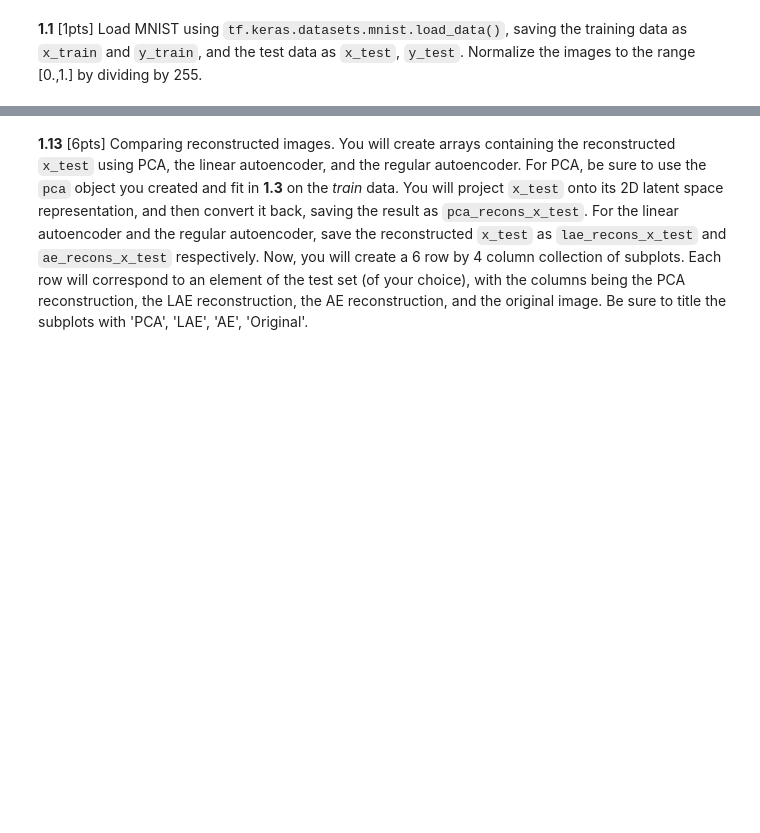
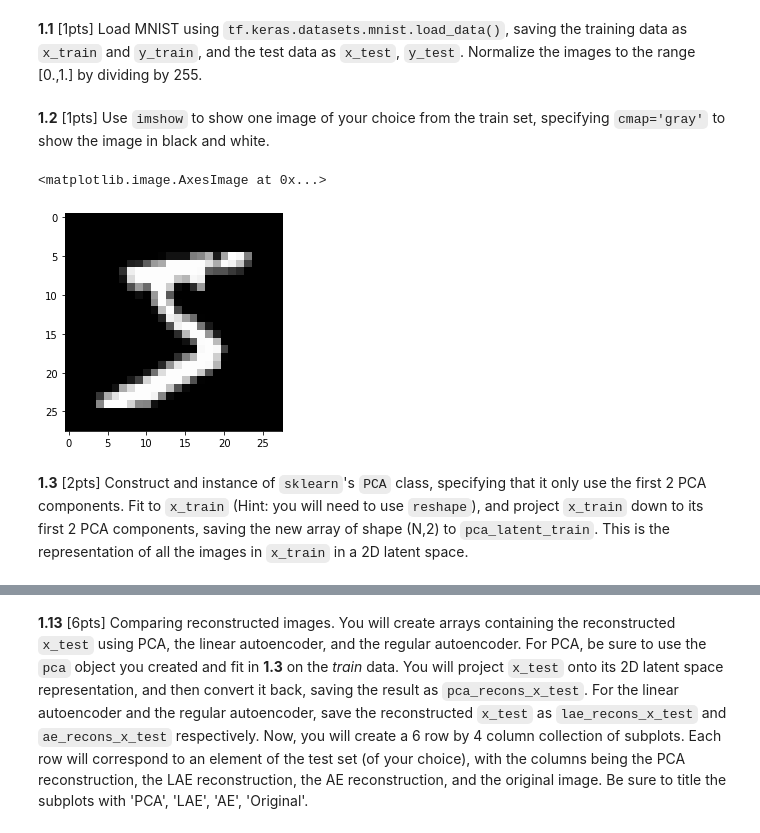
Before and after one commit to simonwarchol/2020-CS109B, a Jupyter notebook: content/homeworks/hw05/notebook/cs109b-hw5-students.ipynb, the cells around one changed output, grey strips where cells are left out. Cells and saved outputs as stored; diff of their text form; code cells hidden in the pictures; blank space fills up the shorter version.

```diff
--- a/content/homeworks/hw05/notebook/cs109b-hw5-students.ipynb
+++ b/content/homeworks/hw05/notebook/cs109b-hw5-students.ipynb
@@ -90,3 +92,18 @@ For this question, we will be using the [MNIST Dataset](https://en.wikipedia.org
 ## Answers
 # %% [markdown]
 **1.1** [1pts] Load MNIST using `tf.keras.datasets.mnist.load_data()`, saving the training data as `x_train` and `y_train`, and the test data as `x_test`, `y_test`. Normalize the images to the range [0.,1.] by dividing by 255.
+# %%
+# your code here()
+(x_train, y_train), (x_test, y_test) = tf.keras.datasets.mnist.load_data()
+x_train = x_train/255
+x_test = x_test/255
+# %% [markdown]
+**1.2** [1pts] Use `imshow` to show one image of your choice from the train set, specifying `cmap='gray'` to show the image in black and white.
+# %%
+# your code here
+plt.imshow(x_train[0], cmap='gray')
+# %% [output]
+<matplotlib.image.AxesImage at 0x...>
+[figure, added]
+# %% [markdown]
+**1.3** [2pts] Construct and instance of `sklearn`'s `PCA` class, specifying that it only use the first 2 PCA components. Fit to `x_train` (Hint: you will need to use `reshape`), and project `x_train` down to its first 2 PCA components, saving the new array of shape (N,2) to `pca_latent_train`. This is the representation of all the images in `x_train` in a 2D latent space.
```
Also changed, not shown: parts of 88 cells of this notebook, 4 other files.
